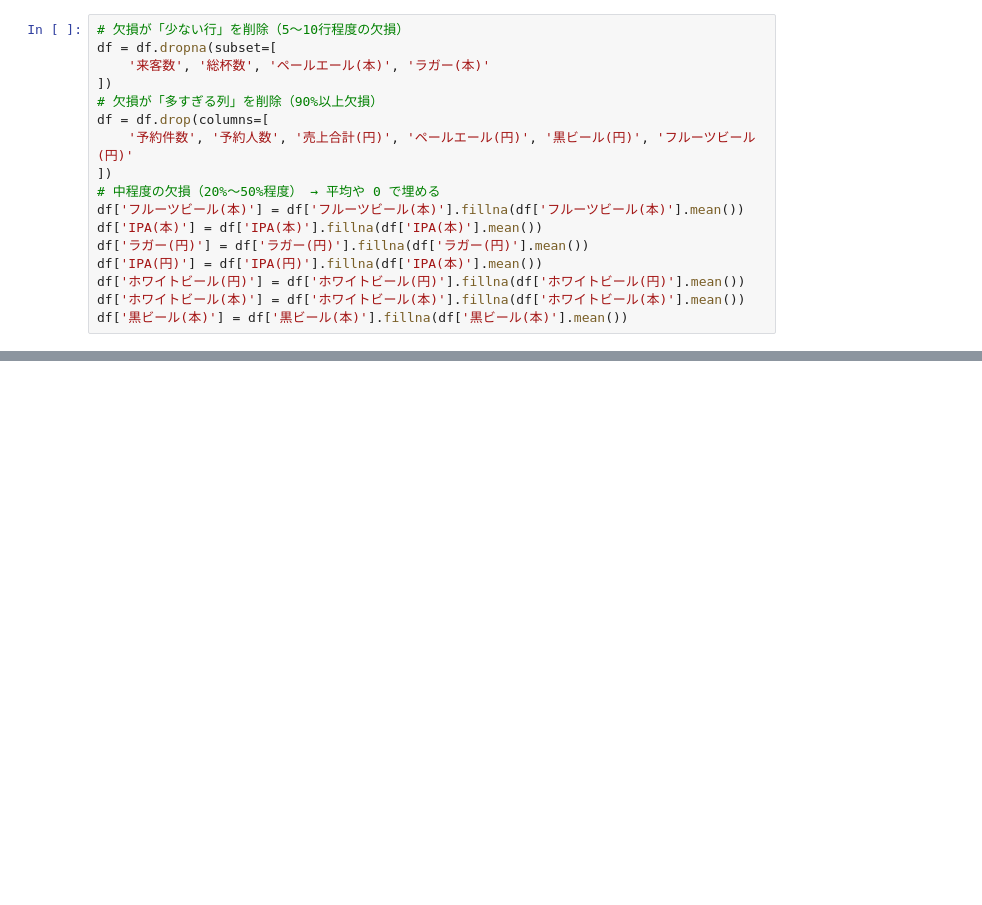
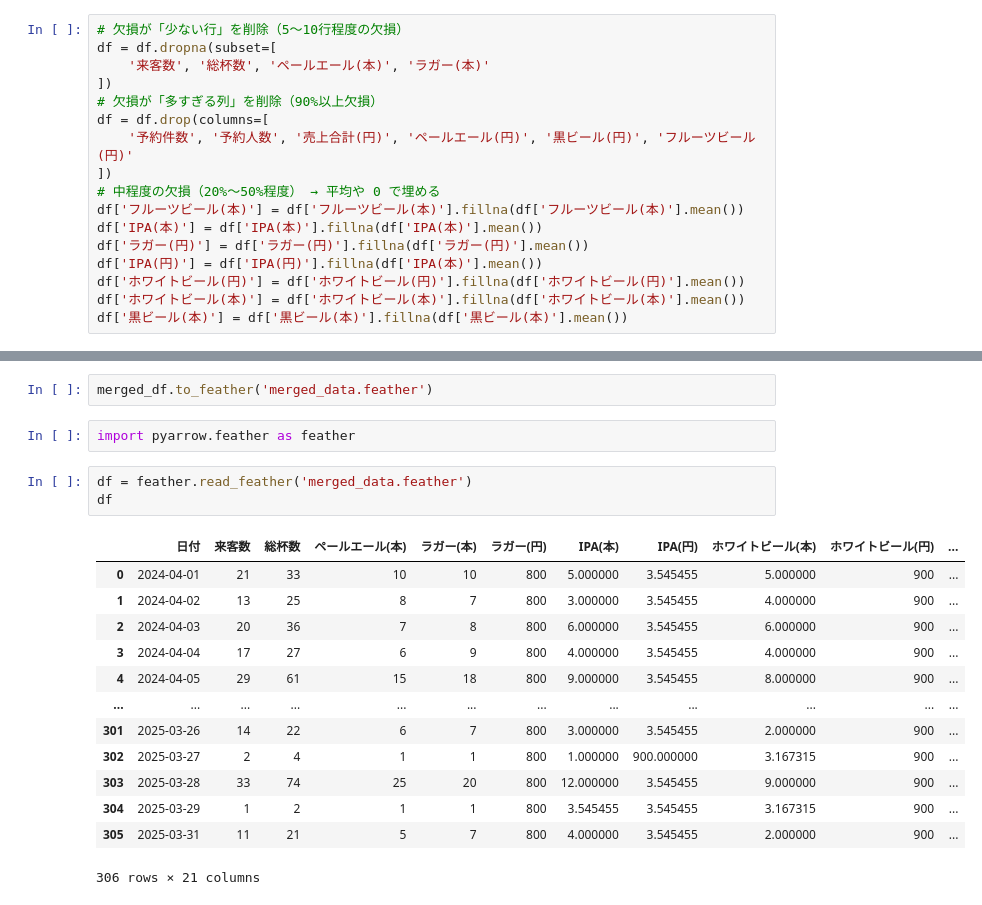
Before and after one commit to AICloud-TeamE/Python-AI, a Jupyter notebook: data_pipeline.ipynb, the cells around one changed output, grey strips where cells are left out. Saved outputs shown, nothing was run; the diff lists cells and outputs as text; blank space fills up the shorter version.

```diff
--- a/data_pipeline.ipynb
+++ b/data_pipeline.ipynb
@@ -149,0 +127,21 @@ df.to_json("sales_data.json")
+# %%
+merged_df.to_feather('merged_data.feather')
+# %%
+import pyarrow.feather as feather
+# %%
+df = feather.read_feather('merged_data.feather')
+df
+# %% [output]
+|  | 日付 | 来客数 | 総杯数 | ペールエール(本) | ラガー(本) | ラガー(円) | IPA(本) | IPA(円) | ホワイトビール(本) | ホワイトビール(円) | ... |
+| 0 | 2024-04-01 | 21 | 33 | 10 | 10 | 800 | 5.000000 | 3.545455 | 5.000000 | 900 | ... |
+| 1 | 2024-04-02 | 13 | 25 | 8 | 7 | 800 | 3.000000 | 3.545455 | 4.000000 | 900 | ... |
+| 2 | 2024-04-03 | 20 | 36 | 7 | 8 | 800 | 6.000000 | 3.545455 | 6.000000 | 900 | ... |
+| 3 | 2024-04-04 | 17 | 27 | 6 | 9 | 800 | 4.000000 | 3.545455 | 4.000000 | 900 | ... |
+| 4 | 2024-04-05 | 29 | 61 | 15 | 18 | 800 | 9.000000 | 3.545455 | 8.000000 | 900 | ... |
+| ... | ... | ... | ... | ... | ... | ... | ... | ... | ... | ... | ... |
+| 301 | 2025-03-26 | 14 | 22 | 6 | 7 | 800 | 3.000000 | 3.545455 | 2.000000 | 900 | ... |
+| 302 | 2025-03-27 | 2 | 4 | 1 | 1 | 800 | 1.000000 | 900.000000 | 3.167315 | 900 | ... |
+| 303 | 2025-03-28 | 33 | 74 | 25 | 20 | 800 | 12.000000 | 3.545455 | 9.000000 | 900 | ... |
+| 304 | 2025-03-29 | 1 | 2 | 1 | 1 | 800 | 3.545455 | 3.545455 | 3.167315 | 900 | ... |
+| 305 | 2025-03-31 | 11 | 21 | 5 | 7 | 800 | 4.000000 | 3.545455 | 2.000000 | 900 | ... |
+306 rows × 21 columns
```
Also changed, not shown: parts of 12 cells of this notebook, 6 other files.
